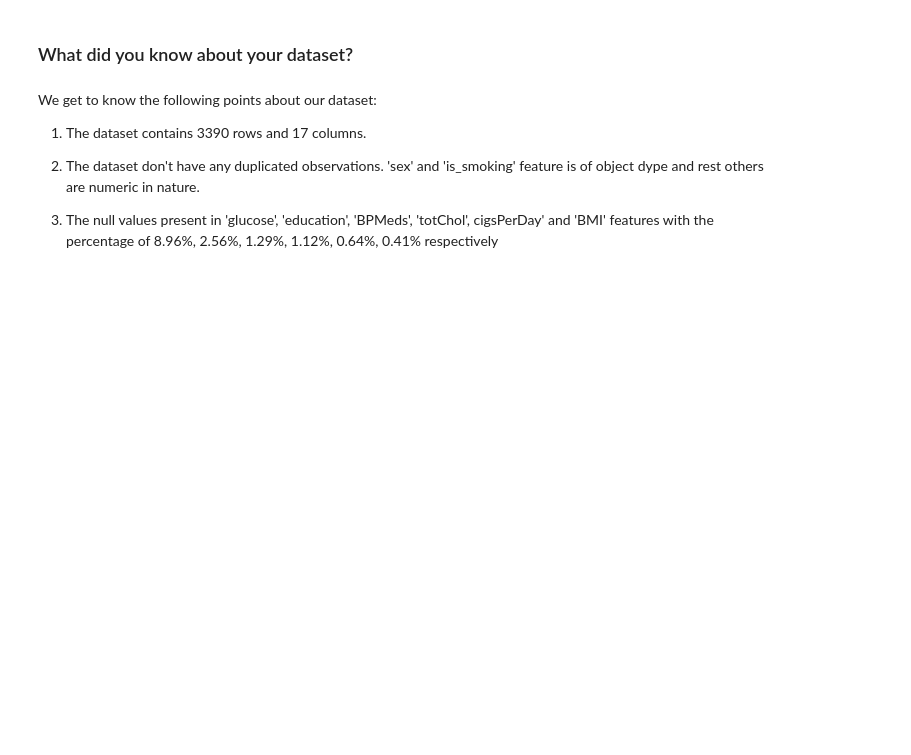
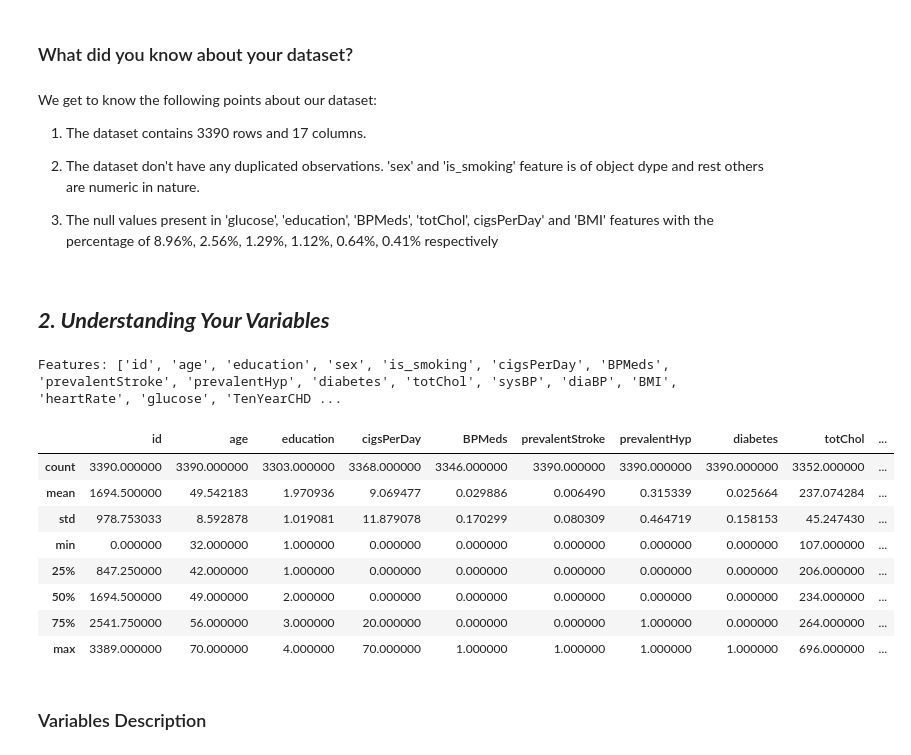
Before and after one commit to lukilearn/CAPSTONE_3_Cardiovascular_Risk_Prediction_ML_Classification, a Jupyter notebook: Cardiovascular_Risk_Prediction.ipynb, the cells around one changed output. Saved outputs shown, nothing was run; the diff lists cells and outputs as text; code cells hidden in the pictures; blank space fills up the shorter version.

```diff
--- a/Cardiovascular_Risk_Prediction.ipynb
+++ b/Cardiovascular_Risk_Prediction.ipynb
@@ -234,3 +234,27 @@ We get to know the following points about our dataset:
     'sex' and 'is_smoking' feature is of object dype and rest others are numeric in nature.
 
 3.   The null values present in 'glucose', 'education', 'BPMeds', 'totChol', cigsPerDay' and 'BMI' features with the percentage of 8.96%, 2.56%, 1.29%, 1.12%, 0.64%, 0.41% respectively
+# %% [markdown]
+## ***2. Understanding Your Variables***
+# %%
+# Dataset Columns
+
+print(f'Features: {df.columns.to_list()}')
+# %% [output]
+Features: ['id', 'age', 'education', 'sex', 'is_smoking', 'cigsPerDay', 'BPMeds', 'prevalentStroke', 'prevalentHyp', 'diabetes', 'totChol', 'sysBP', 'diaBP', 'BMI', 'heartRate', 'glucose', 'TenYearCHD ...
+# %%
+
+#Looking for the description of the dataset to get insights of the data
+df.describe()
+# %% [output]
+|  | id | age | education | cigsPerDay | BPMeds | prevalentStroke | prevalentHyp | diabetes | totChol | ... |
+| count | 3390.000000 | 3390.000000 | 3303.000000 | 3368.000000 | 3346.000000 | 3390.000000 | 3390.000000 | 3390.000000 | 3352.000000 | ... |
+| mean | 1694.500000 | 49.542183 | 1.970936 | 9.069477 | 0.029886 | 0.006490 | 0.315339 | 0.025664 | 237.074284 | ... |
+| std | 978.753033 | 8.592878 | 1.019081 | 11.879078 | 0.170299 | 0.080309 | 0.464719 | 0.158153 | 45.247430 | ... |
+| min | 0.000000 | 32.000000 | 1.000000 | 0.000000 | 0.000000 | 0.000000 | 0.000000 | 0.000000 | 107.000000 | ... |
+| 25% | 847.250000 | 42.000000 | 1.000000 | 0.000000 | 0.000000 | 0.000000 | 0.000000 | 0.000000 | 206.000000 | ... |
+| 50% | 1694.500000 | 49.000000 | 2.000000 | 0.000000 | 0.000000 | 0.000000 | 0.000000 | 0.000000 | 234.000000 | ... |
+| 75% | 2541.750000 | 56.000000 | 3.000000 | 20.000000 | 0.000000 | 0.000000 | 1.000000 | 0.000000 | 264.000000 | ... |
+| max | 3389.000000 | 70.000000 | 4.000000 | 70.000000 | 1.000000 | 1.000000 | 1.000000 | 1.000000 | 696.000000 | ... |
+# %% [markdown]
+### Variables Description
```
Also changed, not shown: parts of 14 cells of this notebook.
